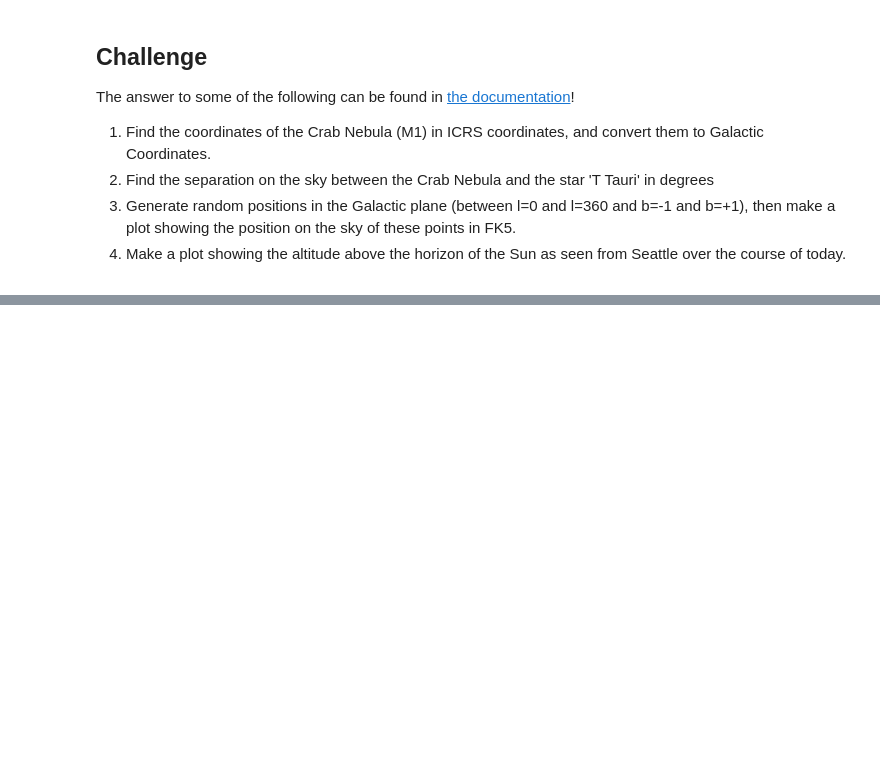
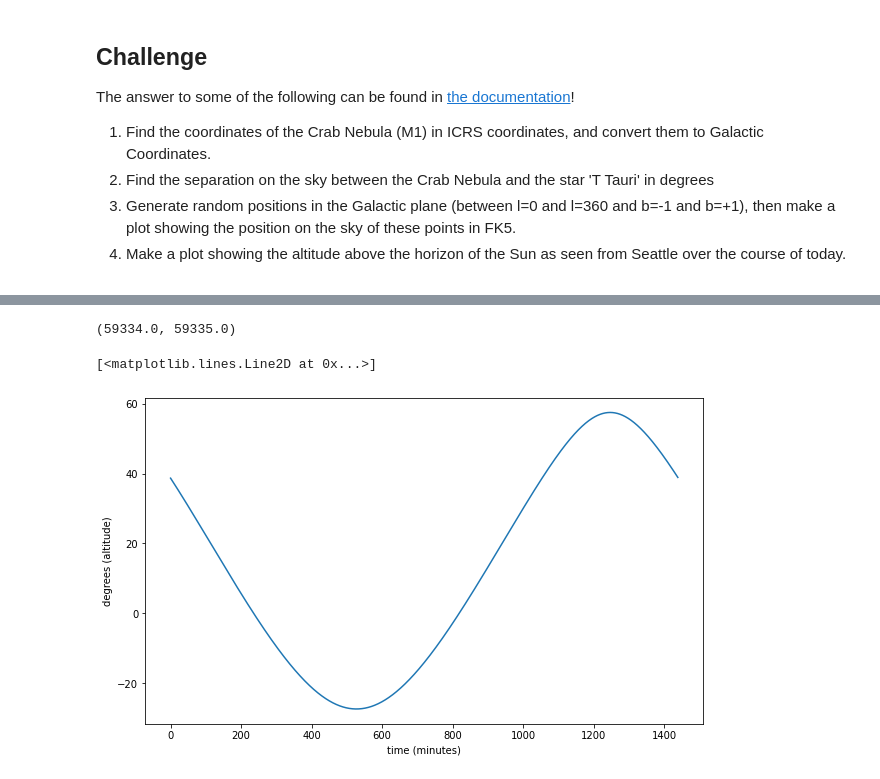
Before and after one commit to bsipocz/ASTR497, a Jupyter notebook: astropy_notebooks/03-coordinates.ipynb, the cells around one changed output, grey strips where cells are left out. Drawn from its saved outputs; the diff is of its cells as text; code cells hidden in the pictures; blank space fills up the shorter version.

```diff
--- a/astropy_notebooks/03-coordinates.ipynb
+++ b/astropy_notebooks/03-coordinates.ipynb
@@ -79,0 +160,3 @@ A more advanced example is to convert the coordinates to altitude/azimuth as see
+# %%
+seattle = EarthLocation(lat=47.6062 * u.deg, lon=122.3321 *u.deg, height=0 * u.m)
+utc_time = Time.now()
@@ -140,3 +365,30 @@ A [get_body](https://docs.astropy.org/en/stable/api/astropy.coordinates.get_body
+# %%
+from astropy.coordinates import get_sun
+
+t_start = Time('2021-04-30 00:00:00', scale = 'utc')
+t_end = Time('2021-05-01 00:00:00', scale = 'utc')
+
+t_start.mjd, t_end.mjd
+# %% [output]
+(59334.0, 59335.0)
+# %%
+t_range = Time(np.linspace(59334.0, 59335.0, 1440), format='mjd')
+
+sol = get_sun(t_range)
+# %%
+## Redmond_home = EarthLocation(lat = 47.67 * u.deg, lon = -122.124 * u.deg, height = 243.84 * u.m)
+utcoffset = -7 * u.hour
+
+sun = sol.transform_to(AltAz(obstime = t_range -utcoffset, location = seattle))
+## sun = get_body('sun', time = t_range)
+# %%
+plt.xlabel('time (minutes)')
+plt.ylabel('degrees (altitude)')
+
+plt.plot(sun.alt)
+# %% [output]
+[<matplotlib.lines.Line2D at 0x...>]
+[figure, added]
 # %% [markdown]
 <center><i>This notebook was originally written by <a href="https://aperiosoftware.com/">Aperio Software Ltd</a> and modified by Brigitta Sipőcz. &copy; 2019-2021 and is licensed under a <a href="https://creativecommons.org/licenses/by/4.0/">Creative Commons Attribution 4.0 International License (CC BY 4.0)</a></i></center>
 
```
Also changed, not shown: parts of 43 cells of this notebook, 1 other file.
